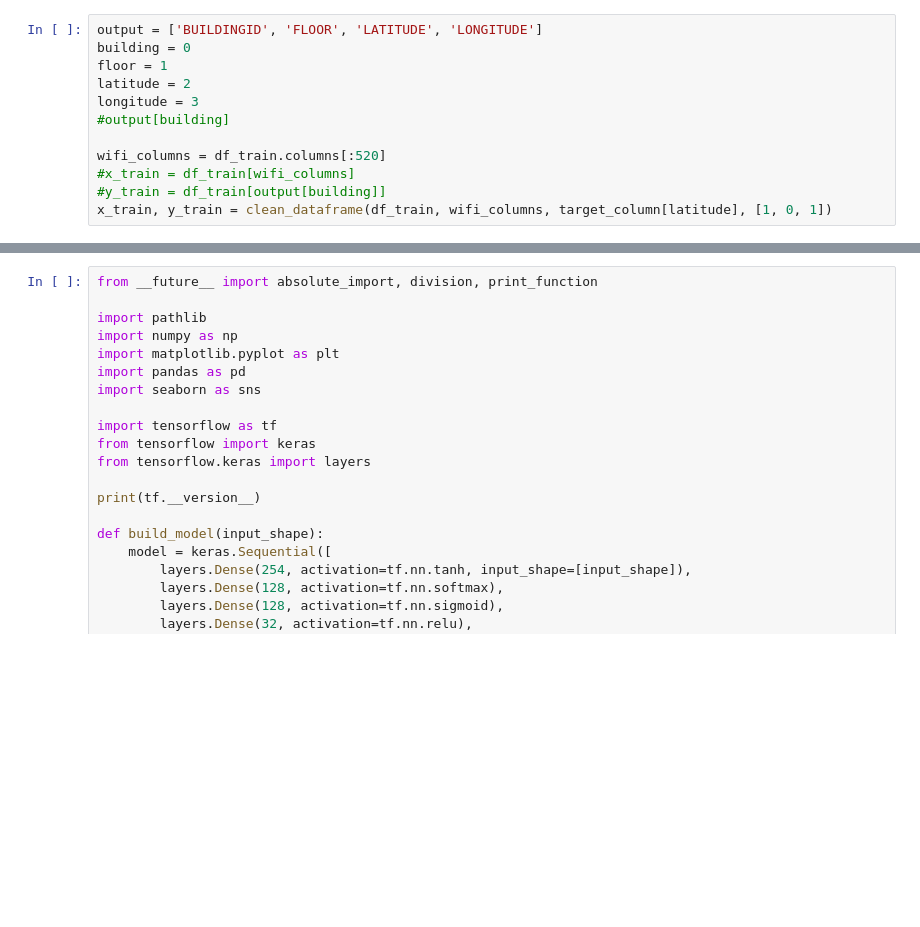
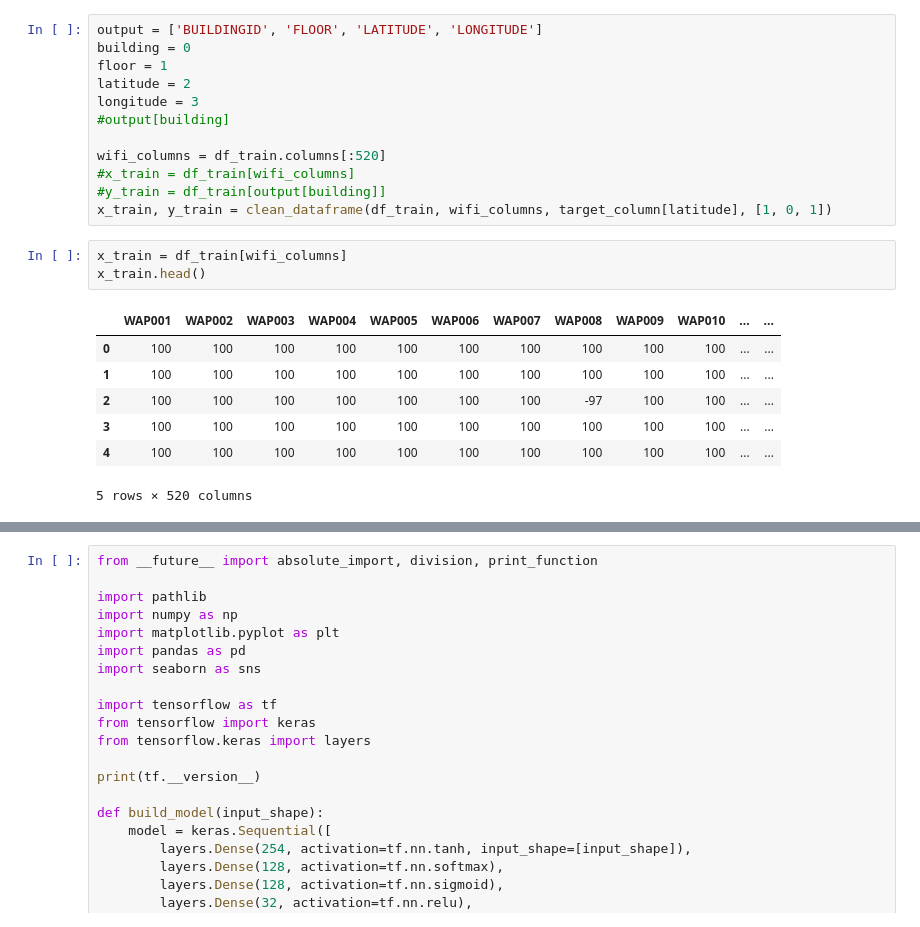
Before and after one commit to ohuarcaya/HyperparameterSearch, a Jupyter notebook: mhSearch/Model Evaluation.ipynb, the cells around one changed output, grey strips where cells are left out. Cells and saved outputs as stored; diff of their text form; blank space fills up the shorter version.

```diff
--- a/mhSearch/Model Evaluation.ipynb
+++ b/mhSearch/Model Evaluation.ipynb
@@ -336,3 +292,14 @@ wifi_columns = df_train.columns[:520]
 #x_train = df_train[wifi_columns]
 #y_train = df_train[output[building]]
 x_train, y_train = clean_dataframe(df_train, wifi_columns, target_column[latitude], [1, 0, 1])
+# %%
+x_train = df_train[wifi_columns]
+x_train.head()
+# %% [output]
+|  | WAP001 | WAP002 | WAP003 | WAP004 | WAP005 | WAP006 | WAP007 | WAP008 | WAP009 | WAP010 | ... | ... |
+| 0 | 100 | 100 | 100 | 100 | 100 | 100 | 100 | 100 | 100 | 100 | ... | ... |
+| 1 | 100 | 100 | 100 | 100 | 100 | 100 | 100 | 100 | 100 | 100 | ... | ... |
+| 2 | 100 | 100 | 100 | 100 | 100 | 100 | 100 | -97 | 100 | 100 | ... | ... |
+| 3 | 100 | 100 | 100 | 100 | 100 | 100 | 100 | 100 | 100 | 100 | ... | ... |
+| 4 | 100 | 100 | 100 | 100 | 100 | 100 | 100 | 100 | 100 | 100 | ... | ... |
+5 rows × 520 columns
```
Also changed, not shown: parts of 10 cells of this notebook, 2 other files.
